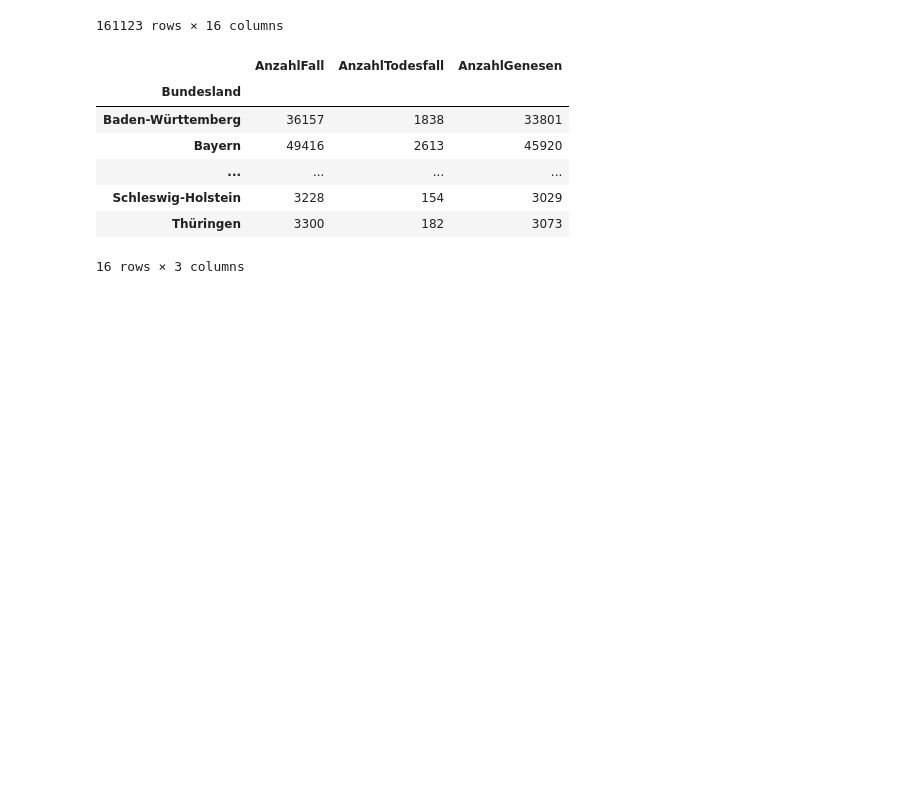
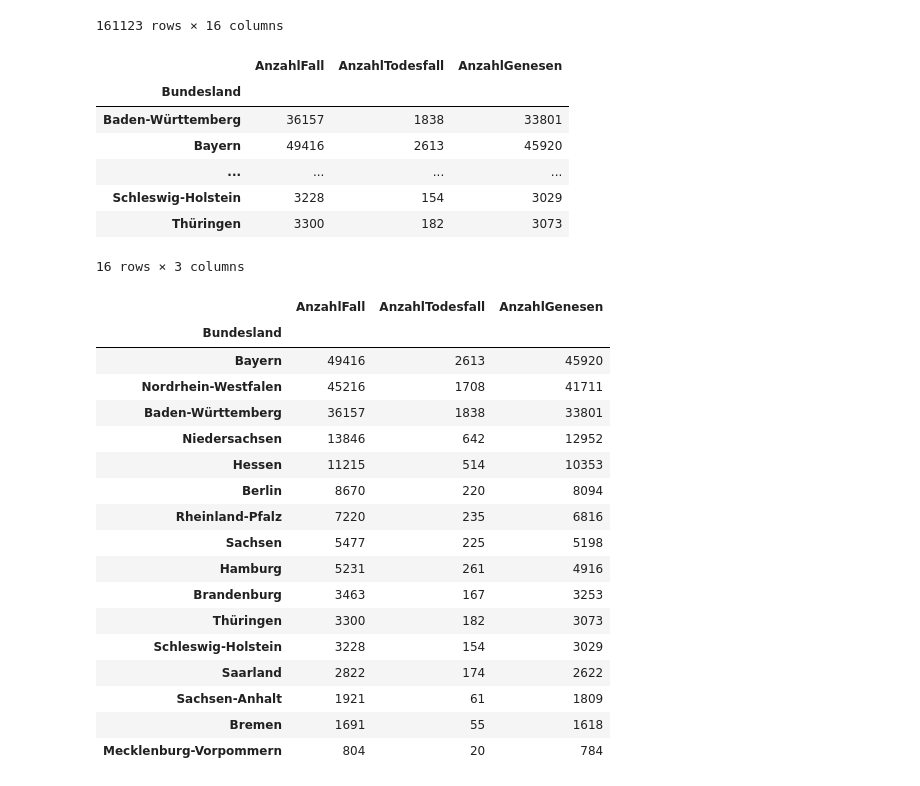
Before and after one commit to leoschur/InfVis_Projektarbeit, a Jupyter notebook: notebooks/data_request.ipynb, the cells around one changed output. Cells and saved outputs as stored; diff of their text form; code cells hidden in the pictures; blank space fills up the shorter version.

```diff
--- a/notebooks/data_request.ipynb
+++ b/notebooks/data_request.ipynb
@@ -215,5 +248,26 @@ display_n(frame_byBundesland, 2)
 | Schleswig-Holstein | 3228 | 154 | 3029 |
 | Thüringen | 3300 | 182 | 3073 |
 16 rows × 3 columns
+# %%
+frame_byBundesland
+# %% [output]
+|  | AnzahlFall | AnzahlTodesfall | AnzahlGenesen |
+| Bundesland |  |  |  |
+| Bayern | 49416 | 2613 | 45920 |
+| Nordrhein-Westfalen | 45216 | 1708 | 41711 |
+| Baden-Württemberg | 36157 | 1838 | 33801 |
+| Niedersachsen | 13846 | 642 | 12952 |
+| Hessen | 11215 | 514 | 10353 |
+| Berlin | 8670 | 220 | 8094 |
+| Rheinland-Pfalz | 7220 | 235 | 6816 |
+| Sachsen | 5477 | 225 | 5198 |
+| Hamburg | 5231 | 261 | 4916 |
+| Brandenburg | 3463 | 167 | 3253 |
+| Thüringen | 3300 | 182 | 3073 |
+| Schleswig-Holstein | 3228 | 154 | 3029 |
+| Saarland | 2822 | 174 | 2622 |
+| Sachsen-Anhalt | 1921 | 61 | 1809 |
+| Bremen | 1691 | 55 | 1618 |
+| Mecklenburg-Vorpommern | 804 | 20 | 784 |
 # %%
 frame_byBundesland = frame_byBundesland.sort_values(by='AnzahlFall', ascending=False)
```
Also changed, not shown: parts of 10 cells of this notebook, 4 other files.
